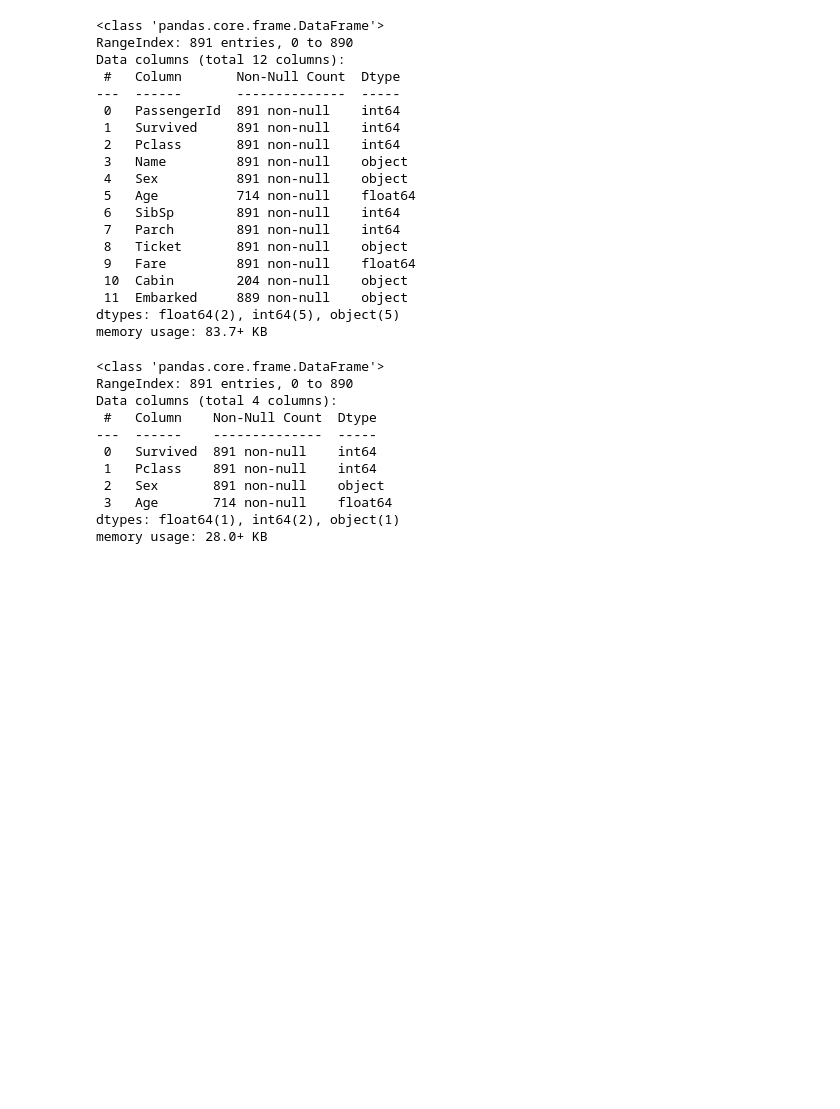
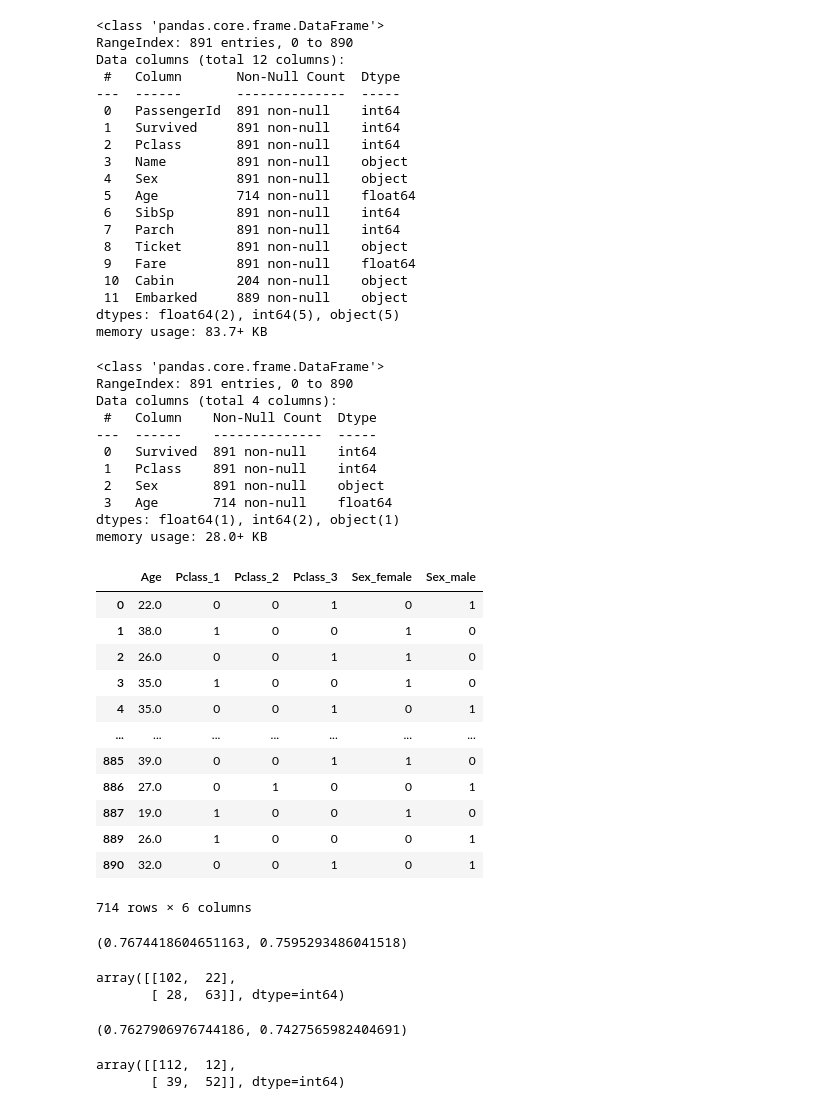
Before and after one commit to rubenbuelvas/Titanic, a Jupyter notebook: titanic.ipynb, the cells around one changed output. Drawn from its saved outputs; the diff is of its cells as text; code cells hidden in the pictures; blank space fills up the shorter version.

Commit message:
Predict with NB and DT

```diff
--- a/titanic.ipynb
+++ b/titanic.ipynb
@@ -123,3 +136,27 @@ df = df.dropna()
 
 X = df.drop(columns=['Survived'])
 y = df['Survived']
+# %%
+# One hot encode categorical columns
+
+columns = ['Pclass', 'Sex']
+
+for col in columns:
+    one_hot = pd.get_dummies(df[col], prefix=col)
+    X = X.drop(columns=[col])
+    X = X.join(one_hot)
+X
+# %% [output]
+|  | Age | Pclass_1 | Pclass_2 | Pclass_3 | Sex_female | Sex_male |
+| 0 | 22.0 | 0 | 0 | 1 | 0 | 1 |
+| 1 | 38.0 | 1 | 0 | 0 | 1 | 0 |
+| 2 | 26.0 | 0 | 0 | 1 | 1 | 0 |
+| 3 | 35.0 | 1 | 0 | 0 | 1 | 0 |
+| 4 | 35.0 | 0 | 0 | 1 | 0 | 1 |
+| ... | ... | ... | ... | ... | ... | ... |
+| 885 | 39.0 | 0 | 0 | 1 | 1 | 0 |
+| 886 | 27.0 | 0 | 1 | 0 | 0 | 1 |
+| 887 | 19.0 | 1 | 0 | 0 | 1 | 0 |
+| 889 | 26.0 | 1 | 0 | 0 | 0 | 1 |
+| 890 | 32.0 | 0 | 0 | 1 | 0 | 1 |
+714 rows × 6 columns
@@ -125,0 +165,26 @@ y = df['Survived']
+# %%
+# Naive Bayes
+nb = MultinomialNB()
+nb.fit(X_train, y_train)
+y_pred = nb.predict(X_test)
+accuracy_score(y_test, y_pred), f1_score(y_test, y_pred, average='macro')
+# %% [output]
+(0.7674418604651163, 0.7595293486041518)
+# %%
+confusion_matrix(y_test, y_pred)
+# %% [output]
+array([[102,  22],
+       [ 28,  63]], dtype=int64)
+# %%
+# Decision tree
+dt = DecisionTreeClassifier()
+dt.fit(X_train, y_train)
+y_pred = dt.predict(X_test)
+accuracy_score(y_test, y_pred), f1_score(y_test, y_pred, average='macro')
+# %% [output]
+(0.7627906976744186, 0.7427565982404691)
+# %%
+confusion_matrix(y_test, y_pred)
+# %% [output]
+array([[112,  12],
+       [ 39,  52]], dtype=int64)
```
Also changed, not shown: parts of 2 cells of this notebook.
